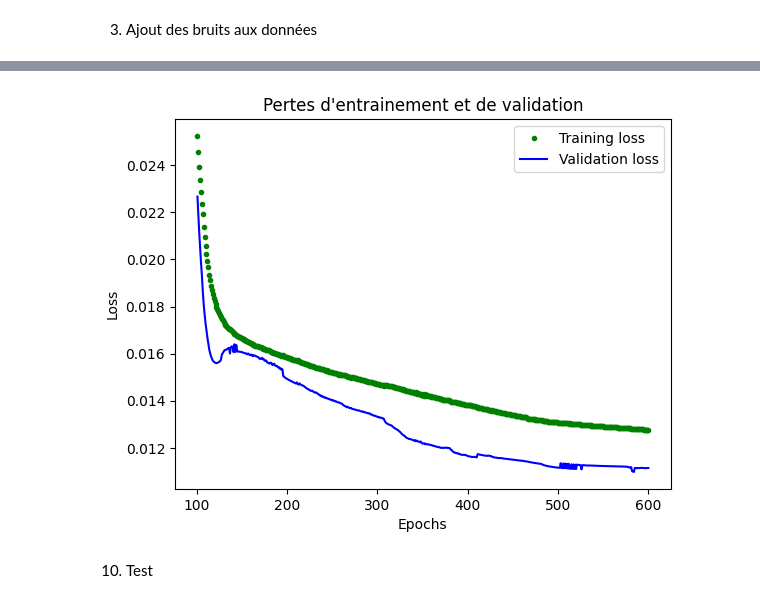
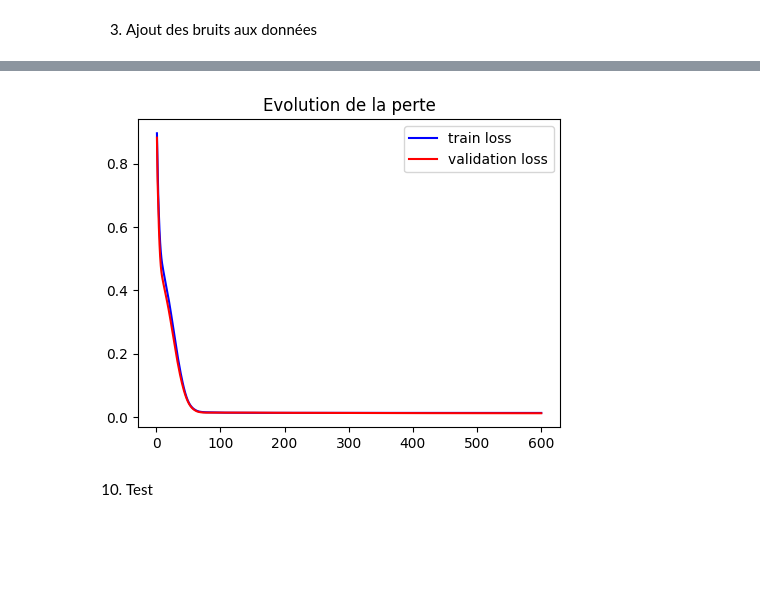
Before and after one commit to robohie/prog_python, a Jupyter notebook: deep_learning_cours.ipynb, the cells around one changed output, grey strips where cells are left out. Saved outputs shown, nothing was run; the diff lists cells and outputs as text; code cells hidden in the pictures; blank space fills up the shorter version.

```diff
--- a/deep_learning_cours.ipynb
+++ b/deep_learning_cours.ipynb
@@ -133,9 +62,17 @@ plt.show()
 # %%
-model_2 = tf.keras.Sequential()
-model_2.add(layer.Dense(16, activation="relu", input_shape=(1,))) # Première couche
-model_2.add(layer.Dense(16, activation="relu"))                   # Deuxième couche
-model_2.add(layer.Dense(1))                                       # Dernière couche
+model = tf.keras.Sequential([
+    # Première couche
+    tf.keras.layers.Dense(16, activation="relu", input_shape=(1,)),
+    # Deuxième couche
+    tf.keras.layers.Dense(16, activation="relu"),
+    # Couche de sortie
+    tf.keras.layers.Dense(1)
+])
+# ReLu(Rectified Linear Unit) ne laisse passer que les valeurs positives i.e. relu(x) = max(0, x)
 
-model_2.compile(optimizer="rmsprop", loss="mse", metrics=["mae"])
-model_2.summary()
+model.compile(optimizer="rmsprop", loss="mse", metrics=["mae"])
+# rmsprop : algorithme d'optimisation adaptatif (ajuste le learning rate automatiquement)
+# MSE (mean square error) : mesure la distance prédiction/réalité
+# MAE (mean absolute error)
+model.summary()
 # %% [output]
@@ -157,5 +94,12 @@ Model: "sequential_1"
 # %%
-history_2 = model_2.fit(x_train, y_train, epochs=600, batch_size=16,
-                        validation_data=(x_validate, y_validate))
+history = model.fit(x_train,
+                    y_train,
+                    epochs=600,
+                    batch_size=16,
+                    validation_data=(x_validate, y_validate)
+                    )
+# On traite 16 exemples à la fois avant de mettre à jour les poids
+# 600 passages complets sur toutes les données d'entrainement
+# Evalue sur les données de validation après chaque epoch
 # %% [output]
 Epoch 1/600
@@ -178,17 +122,17 @@ Epoch 600/600
 # %%
-loss = history_2.history["loss"]
-val_loss = history_2.history["val_loss"]
+loss = history.history["loss"] # Récupère les valeurs "erreurs" à chaque epoch
+val_loss = history.history["val_loss"] # Récupère les valeurs d'erreur de validation
 epochs = range(1, len(loss) + 1)
 
-plt.plot(epochs[100:], loss[100:], "g.", label="Training loss")
-plt.plot(epochs[100:], val_loss[100:], "b", label="Validation loss")
-plt.title("Pertes d'entrainement et de validation")
-plt.xlabel("Epochs")
-plt.ylabel("Loss")
+plt.figure(figsize=(12, 4))
+plt.subplot(1, 2,  1)
+plt.plot(epochs, loss, "b", label="train loss")
+plt.plot(epochs, val_loss, "r", label="validation loss")
 plt.legend()
+plt.title("Evolution de la perte")
 plt.show()
 # %% [output]
-[figure, old version]
+[figure, new version]
 # %% [markdown]
 10. Test
 # %%
```
Also changed, not shown: parts of 26 cells of this notebook, 8 other files.
